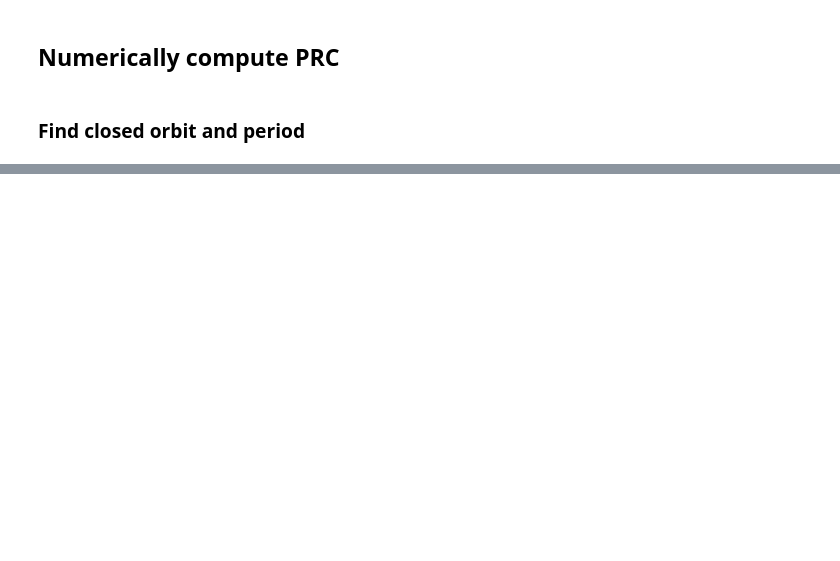
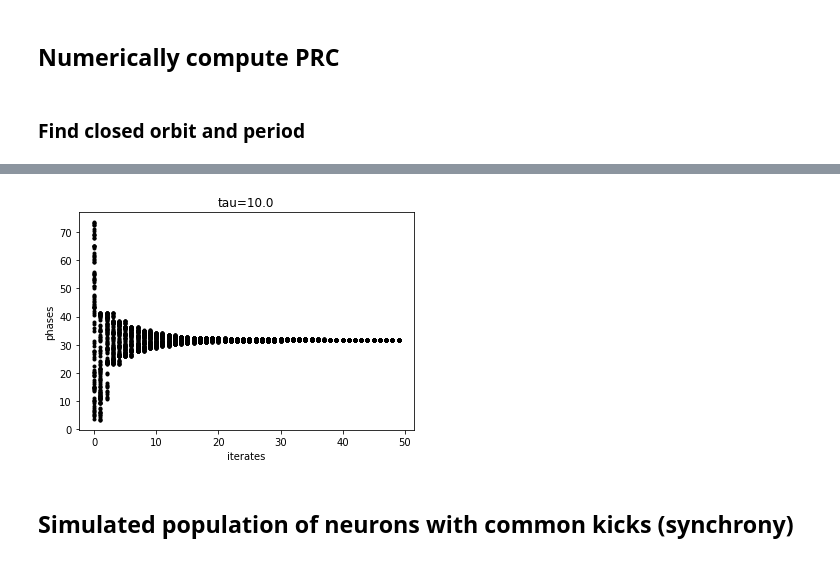
Before and after one commit to glajoie/MAT6115_Dynamical_Systems, a Jupyter notebook: Morris Lecar model.ipynb, the cells around one changed output, grey strips where cells are left out. Saved outputs shown, nothing was run; the diff lists cells and outputs as text; code cells hidden in the pictures; blank space fills up the shorter version.

```diff
--- a/Morris Lecar model.ipynb
+++ b/Morris Lecar model.ipynb
@@ -293,0 +350,19 @@ ax2.set_title('PRC');
+# %%
+# iteration of many initial conditions
+num_IC = 100
+num_iterates = 50
+X0 = np.random.uniform(0,T,size=num_IC)
+tau=10.
+
+plt.figure();
+X = X0
+for i in range(num_iterates):
+    plt.plot(i*np.ones(X.shape),X,'k.');
+    X = F(X,tau)
+plt.xlabel('iterates');
+plt.ylabel('phases');
+plt.title('tau=%.1f' %tau);
+# %% [output]
+[figure, added]
+# %% [markdown]
+## Simulated population of neurons with common kicks (synchrony)
```
Also changed, not shown: parts of 12 cells of this notebook.
